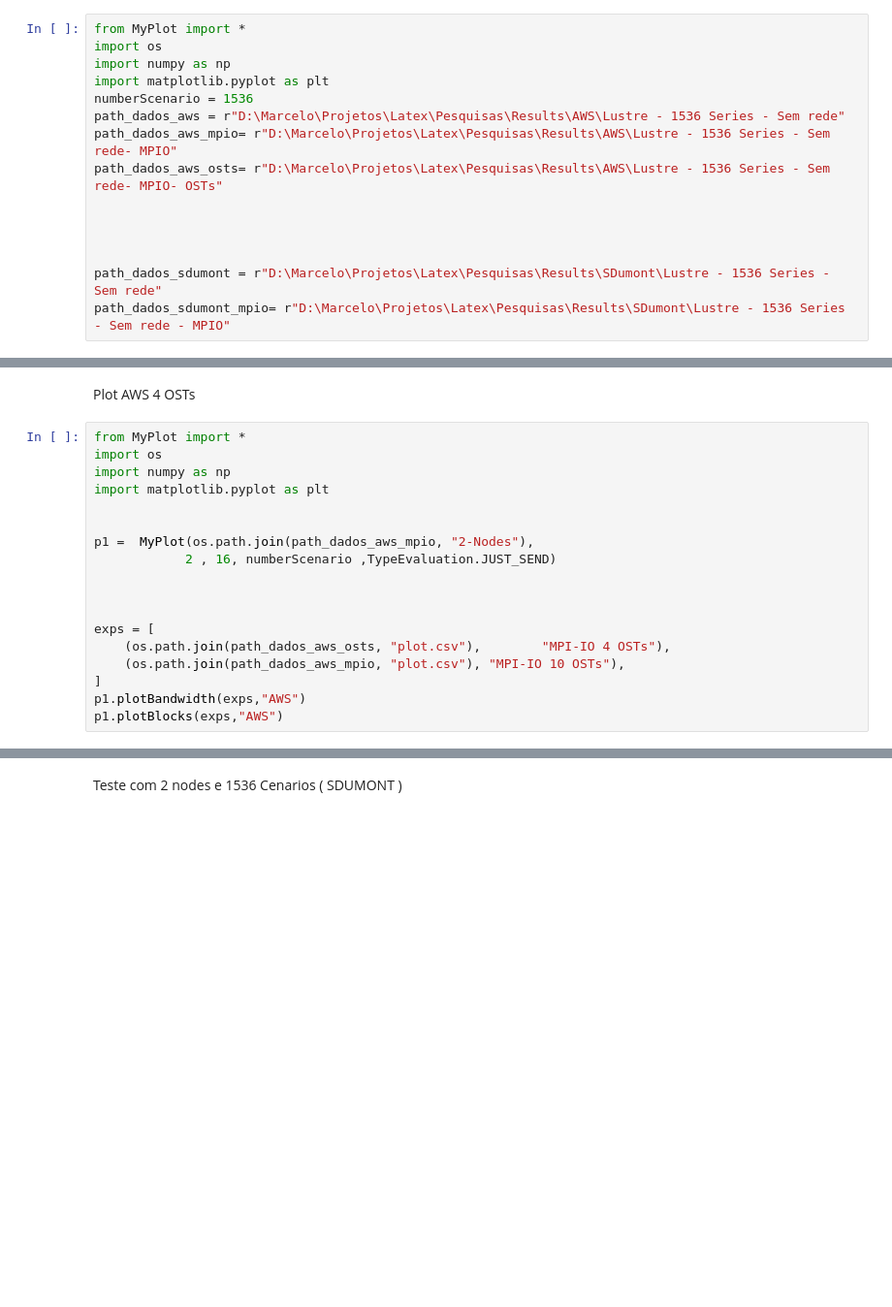
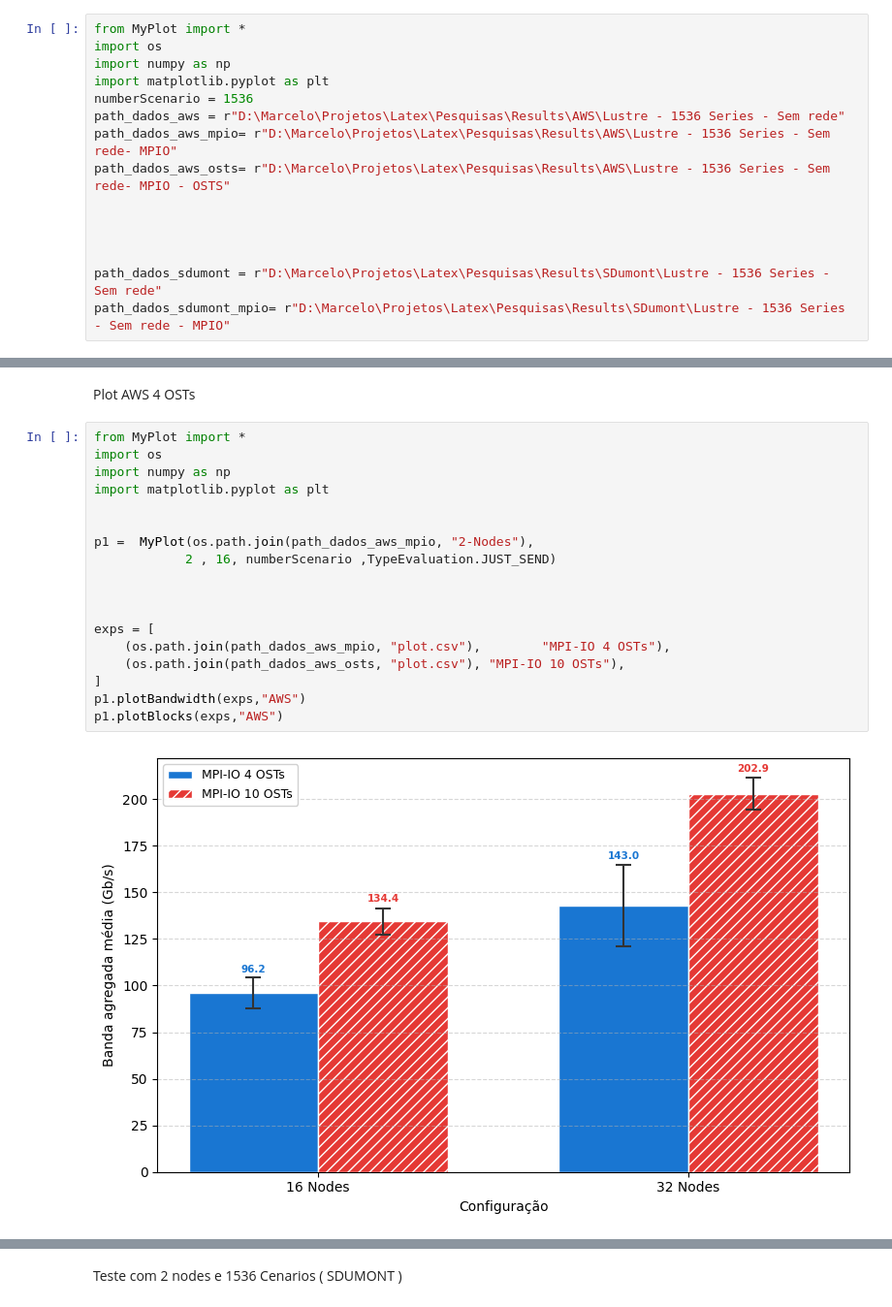
Before and after one commit to mbrcruz/PlotMPI, a Jupyter notebook: PlotResults/PlotResults.ipynb, the cells around one changed output, grey strips where cells are left out. Shown at 97% size. Drawn from its saved outputs; the diff is of its cells as text; blank space fills up the shorter version.

```diff
--- a/PlotResults/PlotResults.ipynb
+++ b/PlotResults/PlotResults.ipynb
@@ -8,7 +8,7 @@ import matplotlib.pyplot as plt
 numberScenario = 1536
 path_dados_aws = r"D:\Marcelo\Projetos\Latex\Pesquisas\Results\AWS\Lustre - 1536 Series - Sem rede"
 path_dados_aws_mpio= r"D:\Marcelo\Projetos\Latex\Pesquisas\Results\AWS\Lustre - 1536 Series - Sem rede- MPIO"
-path_dados_aws_osts= r"D:\Marcelo\Projetos\Latex\Pesquisas\Results\AWS\Lustre - 1536 Series - Sem rede- MPIO- OSTs"
+path_dados_aws_osts= r"D:\Marcelo\Projetos\Latex\Pesquisas\Results\AWS\Lustre - 1536 Series - Sem rede- MPIO - OSTS"
 
 
 
@@ -146,18 +146,20 @@ Plot AWS 4 OSTs
 # %%
 from MyPlot import *
 import os
 import numpy as np
 import matplotlib.pyplot as plt
 
 
 p1 =  MyPlot(os.path.join(path_dados_aws_mpio, "2-Nodes"),
             2 , 16, numberScenario ,TypeEvaluation.JUST_SEND)
 
 
 
 exps = [
-    (os.path.join(path_dados_aws_osts, "plot.csv"),        "MPI-IO 4 OSTs"),
-    (os.path.join(path_dados_aws_mpio, "plot.csv"), "MPI-IO 10 OSTs"),
+    (os.path.join(path_dados_aws_mpio, "plot.csv"),        "MPI-IO 4 OSTs"),
+    (os.path.join(path_dados_aws_osts, "plot.csv"), "MPI-IO 10 OSTs"),
 ]
 p1.plotBandwidth(exps,"AWS")
 p1.plotBlocks(exps,"AWS")
+# %% [output]
+[figure, added]
```
Also changed, not shown: parts of 1 cell of this notebook.
